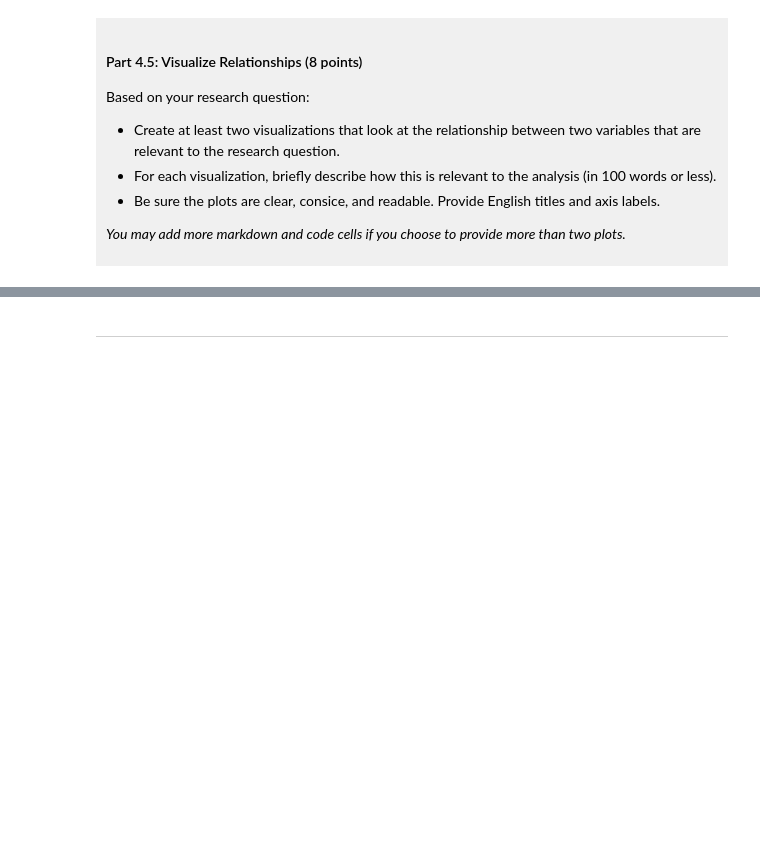
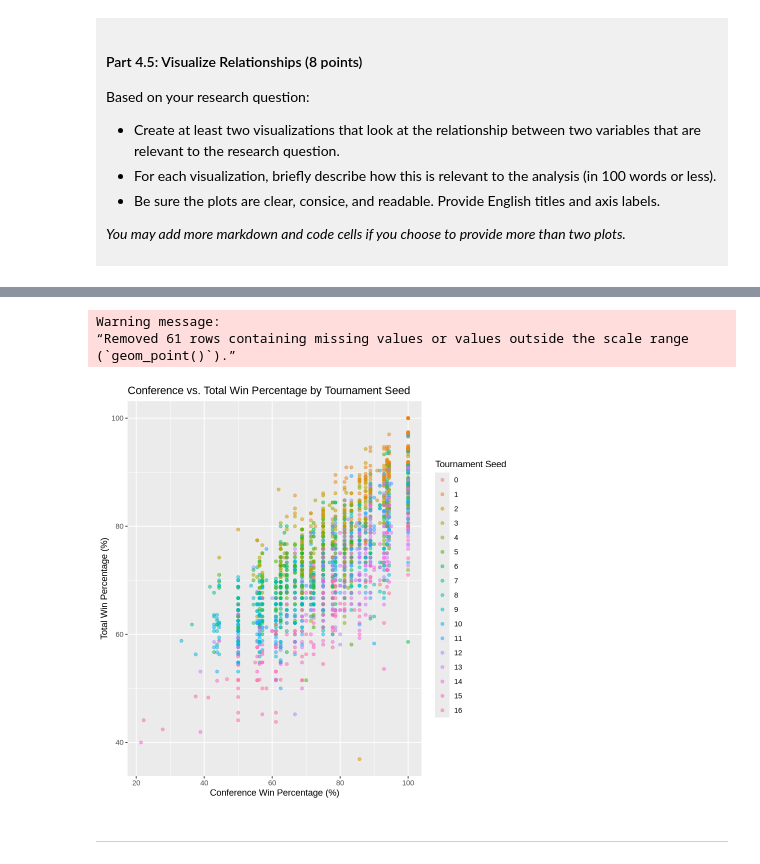
Before and after one commit to remyrxli/dsci-100-project-remy-li, a Jupyter notebook: dsci-100-project-notebook.ipynb, the cells around one changed output, grey strips where cells are left out. Cells and saved outputs as stored; diff of their text form; code cells hidden in the pictures; blank space fills up the shorter version.

```diff
--- a/dsci-100-project-notebook.ipynb
+++ b/dsci-100-project-notebook.ipynb
@@ -320,5 +413,21 @@ Visualization 2: %%% EDIT THIS MARKDOWN CELL%%%
 # %%
-### EDIT THIS CODE CELL FOR VISUALIZATION 2###
+plot4 <- march_madness_tidy |>
+  ggplot(aes(x = conf_wins_pct, y = total_wins_pct,
+             color = factor(seed))) +
+  geom_point(alpha = 0.5) +
+  labs(
+    title = "Conference vs. Total Win Percentage by Tournament Seed",
+    x = "Conference Win Percentage (%)",
+    y = "Total Win Percentage (%)",
+    color = "Tournament Seed"
+  )
+
+plot4
+# %% [output]
+Warning message:
+“Removed 61 rows containing missing values or values outside the scale range
+(`geom_point()`).”
+[figure, added]
 # %% [markdown]
 ------
 # %% [markdown]
```
Also changed, not shown: parts of 11 cells of this notebook.
